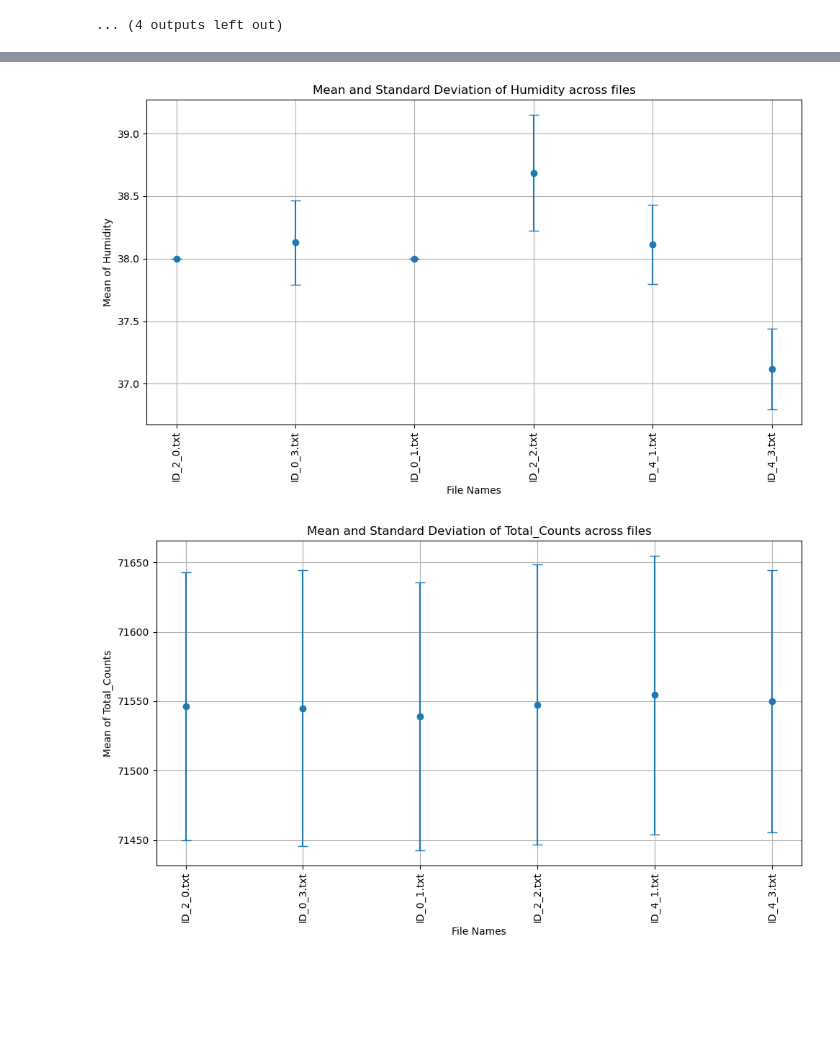
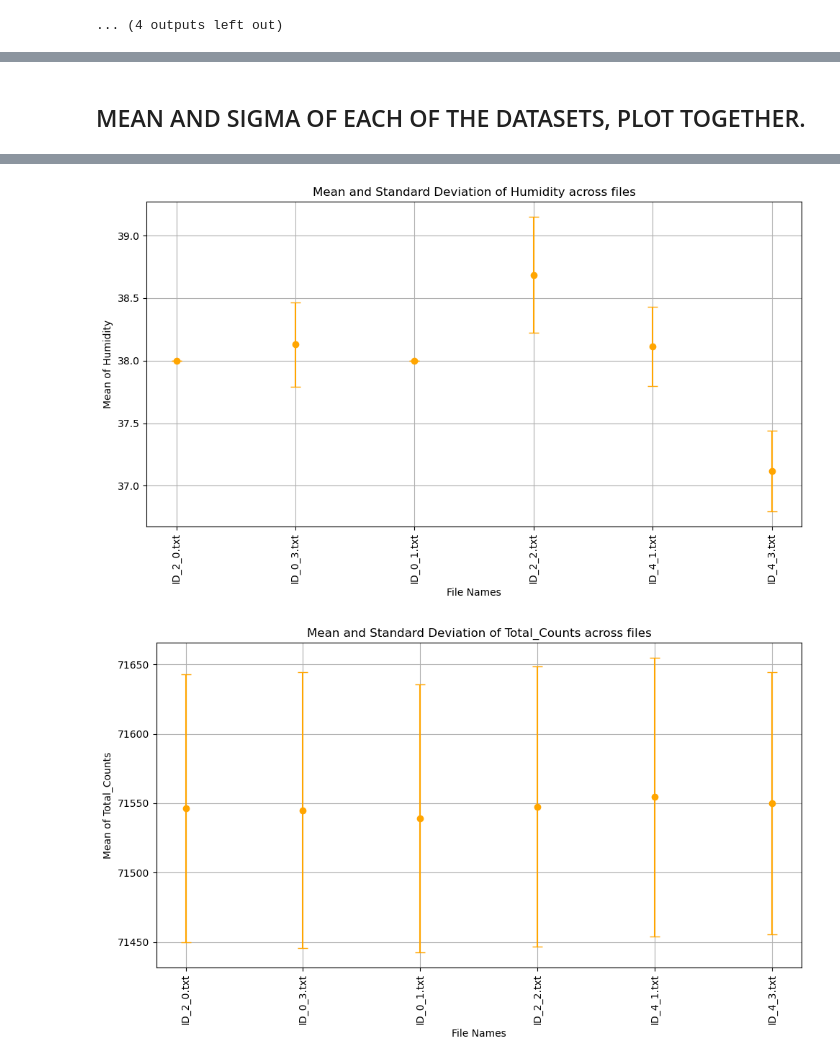
Before and after one commit to IFAEControl/sensors-analysis, a Jupyter notebook: Stability_Board.ipynb, the cells around one changed output, grey strips where cells are left out. Saved outputs shown, nothing was run; the diff lists cells and outputs as text; code cells hidden in the pictures; blank space fills up the shorter version.

```diff
--- a/Stability_Board.ipynb
+++ b/Stability_Board.ipynb
@@ -123,6 +127,6 @@ Temp:
 # %%
 # List of columns to analyze and plot
-columns_to_plot = ['Laser_Power', 'Total_Sum', 'Total_Sqr', 'V_Mean', 'Std_V', 'Temp', 'Humidity', 'Total_Counts']
+columns_to_plot = ['Total_Sum', 'Total_Sqr', 'V_Mean', 'Std_V', 'Total_Counts']
 
 # Iterate over each file in the folder
 for file_name in os.listdir(folder_path):
@@ -210,3 +215,5 @@ Temp:
+# %% [markdown]
+## MEAN AND SIGMA OF EACH OF THE DATASETS, PLOT TOGETHER.
 # %%
 import pandas as pd
 import os
@@ -247,7 +254,7 @@ for column in columns_to_analyze:
     plt.figure(figsize=(10, 6))
 
     # Plot Mean values with standard deviation as error bars (no connecting lines)
-    plt.errorbar(file_names, mean_dict[column], yerr=std_dev_dict[column], fmt='o', capsize=5, label='Mean ± σ')
+    plt.errorbar(file_names, mean_dict[column], color= 'orange',yerr=std_dev_dict[column], fmt='o', capsize=5, label='Mean ± σ')
 
     # Add title and labels
     plt.title(f'Mean and Standard Deviation of {column} across files')
@@ -269,2 +276,2 @@ for column in columns_to_analyze:
-[figure, old version]
+[figure, new version]
-[figure, old version]
+[figure, new version]
```
Also changed, not shown: parts of 4 cells of this notebook.
